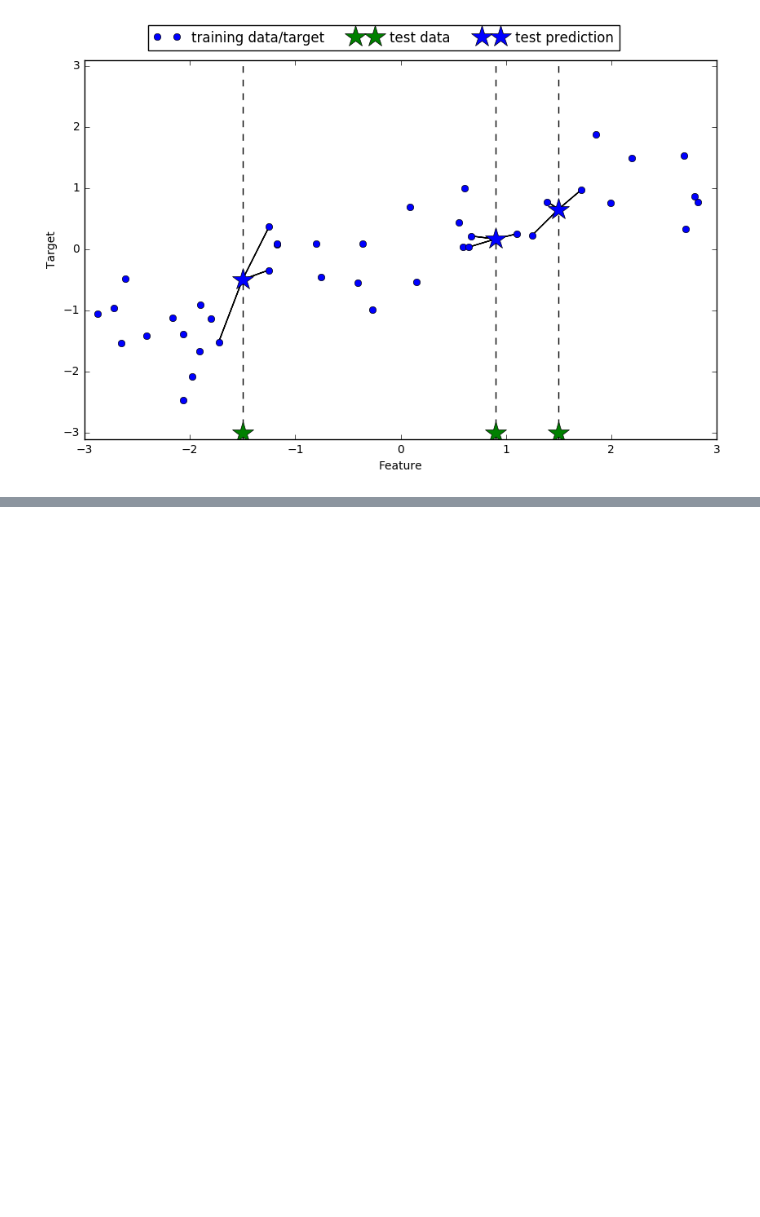
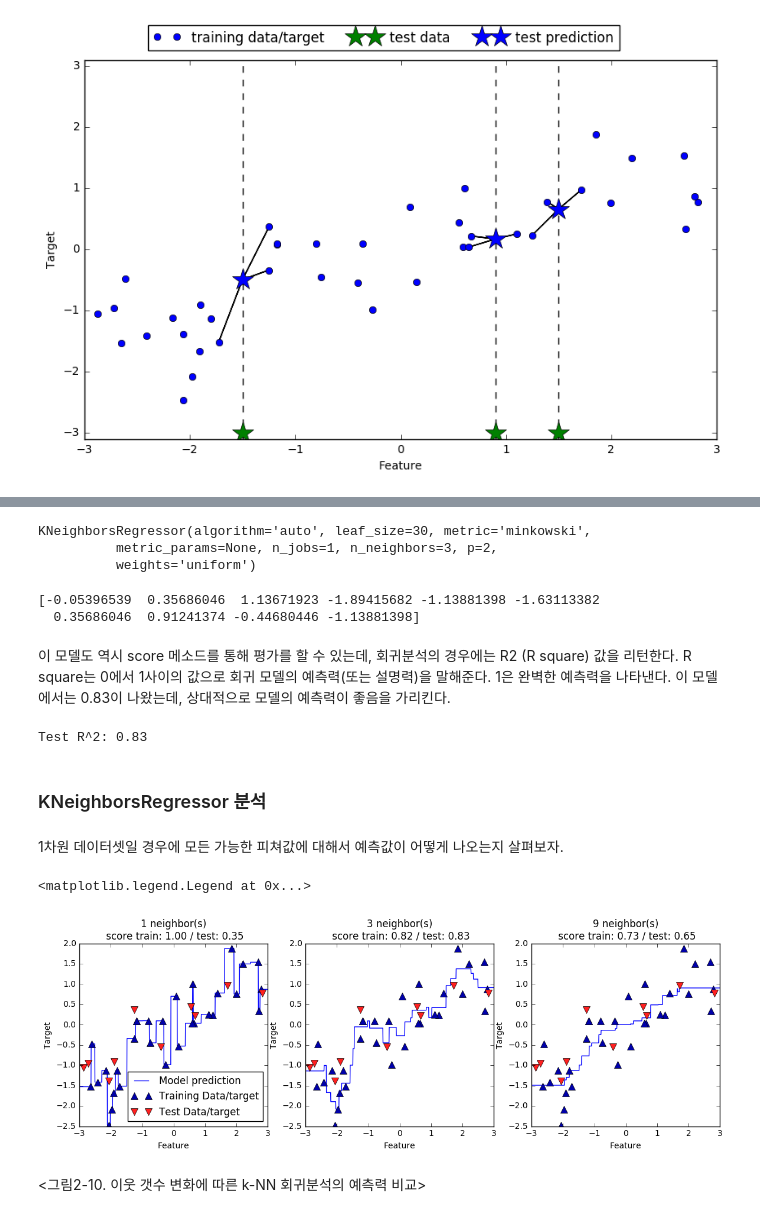
Before and after one commit to woosa7/PythonDataAnalytics, a Jupyter notebook: ML_Python/ML_2_1_SupervisedLearning.ipynb, the cells around one changed output, grey strips where cells are left out. Cells and saved outputs as stored; diff of their text form; code cells hidden in the pictures; blank space fills up the shorter version.

```diff
--- a/ML_Python/ML_2_1_SupervisedLearning.ipynb
+++ b/ML_Python/ML_2_1_SupervisedLearning.ipynb
@@ -296,0 +312,63 @@ mglearn.plots.plot_knn_regression(n_neighbors=3)
+# %%
+X, y = mglearn.datasets.make_wave(n_samples=40)
+# %%
+# wave 데이터셋을 트레이닝셋과 테스트셋으로 분리
+X_train, X_test, y_train, y_test = train_test_split(X, y, random_state=0)
+# %%
+# 클래스를 인스턴스화 하면서 최근접 이웃 갯수를 3으로 설정
+reg = KNeighborsRegressor(n_neighbors=3)
+
+# 트레이닝 데이터를 이용해 모델에 fitting
+reg.fit(X_train, y_train)
+# %% [output]
+KNeighborsRegressor(algorithm='auto', leaf_size=30, metric='minkowski',
+          metric_params=None, n_jobs=1, n_neighbors=3, p=2,
+          weights='uniform')
+# %%
+# 테스트셋에 대한 예측 수행
+print(reg.predict(X_test))
+# %% [output]
+[-0.05396539  0.35686046  1.13671923 -1.89415682 -1.13881398 -1.63113382
+  0.35686046  0.91241374 -0.44680446 -1.13881398]
+# %% [markdown]
+이 모델도 역시 score 메소드를 통해 평가를 할 수 있는데, 회귀분석의 경우에는 R2 (R square) 값을 리턴한다. R square는 0에서 1사이의 값으로 회귀 모델의 예측력(또는 설명력)을 말해준다. 1은 완벽한 예측력을 나타낸다. 이 모델에서는 0.83이 나왔는데, 상대적으로 모델의 예측력이 좋음을 가리킨다.
+# %%
+print("Test R^2: {:.2f}".format(reg.score(X_test, y_test)))
+# %% [output]
+Test R^2: 0.83
+# %% [markdown]
+### KNeighborsRegressor 분석
+# %% [markdown]
+1차원 데이터셋일 경우에 모든 가능한 피쳐값에 대해서 예측값이 어떻게 나오는지 살펴보자.
+# %%
+# 한 화면에 plot 3개를 동시에 그리도록 영역을 분할
+fig, axes = plt.subplots(1, 3, figsize=(14,4))
+
+# -3에서 3 사이의 숫자로 1000개의 데이터 포인트 생성
+line = np.linspace(-3,3,1000).reshape(-1,1)
+
+# 최근접 이웃 갯수를 각각 1,3,9개로 설정하여 분류분석 수행
+for n_neighbors, ax in zip([1,3,9], axes):
+    reg = KNeighborsRegressor(n_neighbors=n_neighbors)
+    # 위에서 사용한 트레이닝 데이터를 그대로 사용하여 모델링
+    reg.fit(X_train, y_train)
+    # 1000개의 데이터 포인트에 대해 예측 수행 후 나온 결과값으로 plot에 라인 그리기
+    ax.plot(line, reg.predict(line))
+    # 트레이닝 데이터를 plot에 삼각형으로 표시
+    ax.plot(X_train, y_train, '^', c=mglearn.cm2(0), markersize=8)
+    # 테스트 데이터를 plot에 역삼각형으로 표시
+    ax.plot(X_test, y_test, 'v', c=mglearn.cm2(1), markersize=8)
+    ax.set_title("{} neighbor(s)\n score train: {:.2f} / test: {:.2f}".format(
+            n_neighbors,
+            reg.score(X_train, y_train),
+            reg.score(X_test, y_test)))
+    ax.set_xlabel("Feature")
+    ax.set_ylabel("Target")
+
+# 범례
+axes[0].legend(["Model prediction", "Training Data/target", "Test Data/target"], loc="best")
+# %% [output]
+<matplotlib.legend.Legend at 0x...>
+[figure, added]
+# %% [markdown]
+<그림2-10. 이웃 갯수 변화에 따른 k-NN 회귀분석의 예측력 비교>
```
Also changed, not shown: parts of 14 cells of this notebook, 1 other file.
